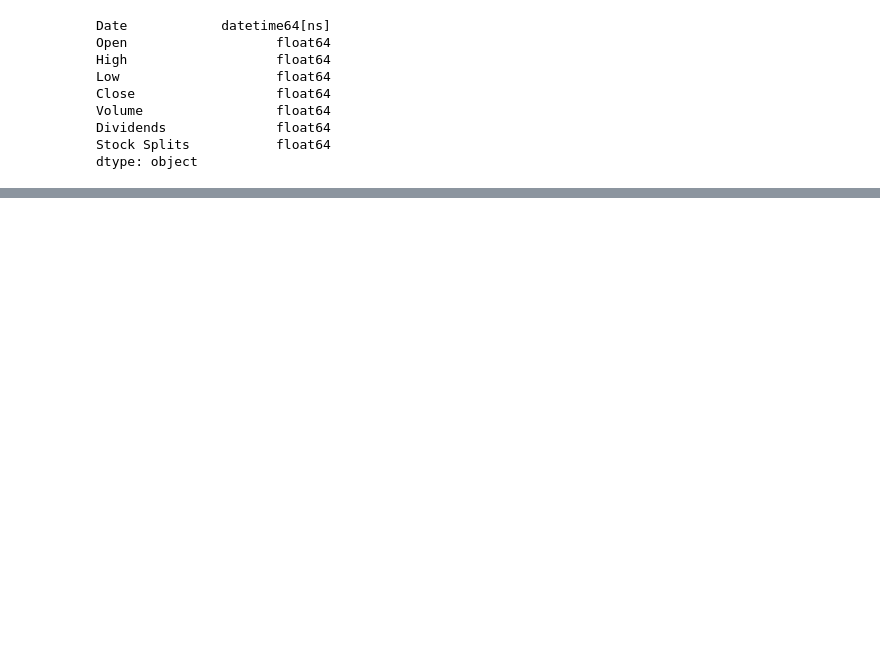
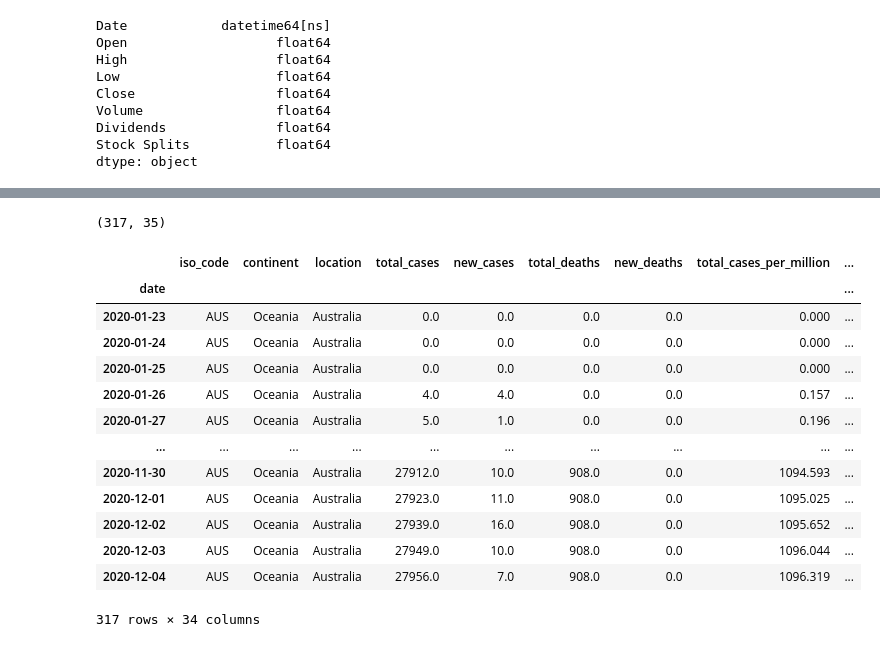
Before and after one commit to koktong-low/DataScience-Projects, a Jupyter notebook: Stocks/financial_statement.ipynb, the cells around one changed output, grey strips where cells are left out. Saved outputs shown, nothing was run; the diff lists cells and outputs as text; code cells hidden in the pictures; blank space fills up the shorter version.

```diff
--- a/Stocks/financial_statement.ipynb
+++ b/Stocks/financial_statement.ipynb
@@ -330,0 +871,21 @@ Now we are interested in seeing if news or any significant event would affect th
+# %%
+aus_cov2.shape
+# %% [output]
+(317, 35)
+# %%
+aus_cov2.set_index("date")
+# %% [output]
+|  | iso_code | continent | location | total_cases | new_cases | total_deaths | new_deaths | total_cases_per_million | ... |
+| date |  |  |  |  |  |  |  |  | ... |
+| 2020-01-23 | AUS | Oceania | Australia | 0.0 | 0.0 | 0.0 | 0.0 | 0.000 | ... |
+| 2020-01-24 | AUS | Oceania | Australia | 0.0 | 0.0 | 0.0 | 0.0 | 0.000 | ... |
+| 2020-01-25 | AUS | Oceania | Australia | 0.0 | 0.0 | 0.0 | 0.0 | 0.000 | ... |
+| 2020-01-26 | AUS | Oceania | Australia | 4.0 | 4.0 | 0.0 | 0.0 | 0.157 | ... |
+| 2020-01-27 | AUS | Oceania | Australia | 5.0 | 1.0 | 0.0 | 0.0 | 0.196 | ... |
+| ... | ... | ... | ... | ... | ... | ... | ... | ... | ... |
+| 2020-11-30 | AUS | Oceania | Australia | 27912.0 | 10.0 | 908.0 | 0.0 | 1094.593 | ... |
+| 2020-12-01 | AUS | Oceania | Australia | 27923.0 | 11.0 | 908.0 | 0.0 | 1095.025 | ... |
+| 2020-12-02 | AUS | Oceania | Australia | 27939.0 | 16.0 | 908.0 | 0.0 | 1095.652 | ... |
+| 2020-12-03 | AUS | Oceania | Australia | 27949.0 | 10.0 | 908.0 | 0.0 | 1096.044 | ... |
+| 2020-12-04 | AUS | Oceania | Australia | 27956.0 | 7.0 | 908.0 | 0.0 | 1096.319 | ... |
+317 rows × 34 columns
```
Also changed, not shown: parts of 67 cells of this notebook.
